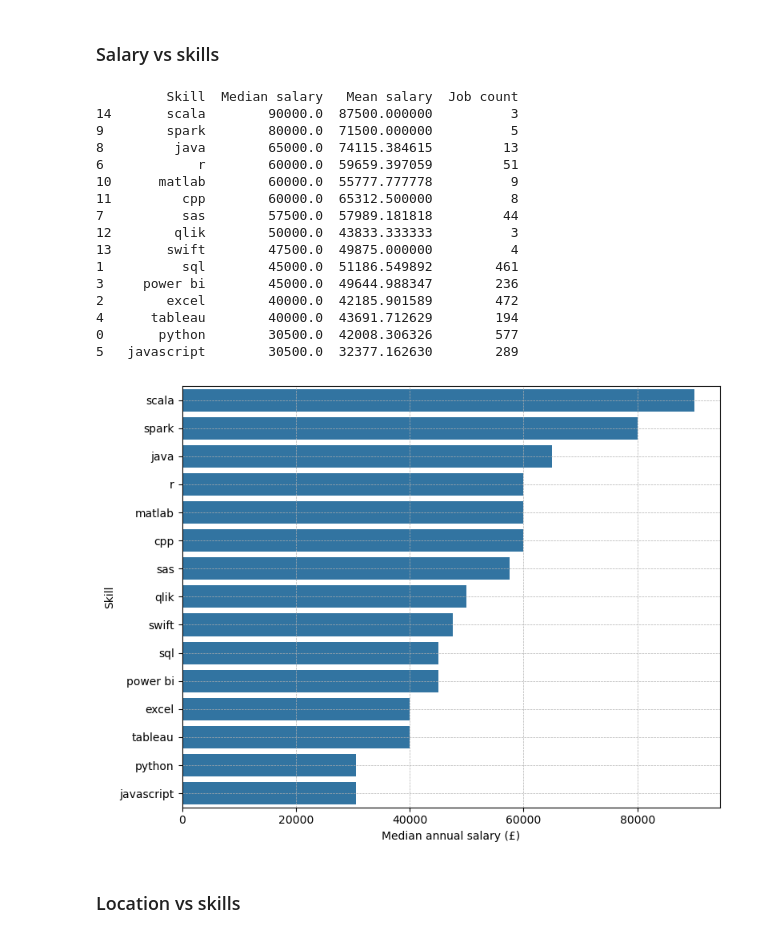
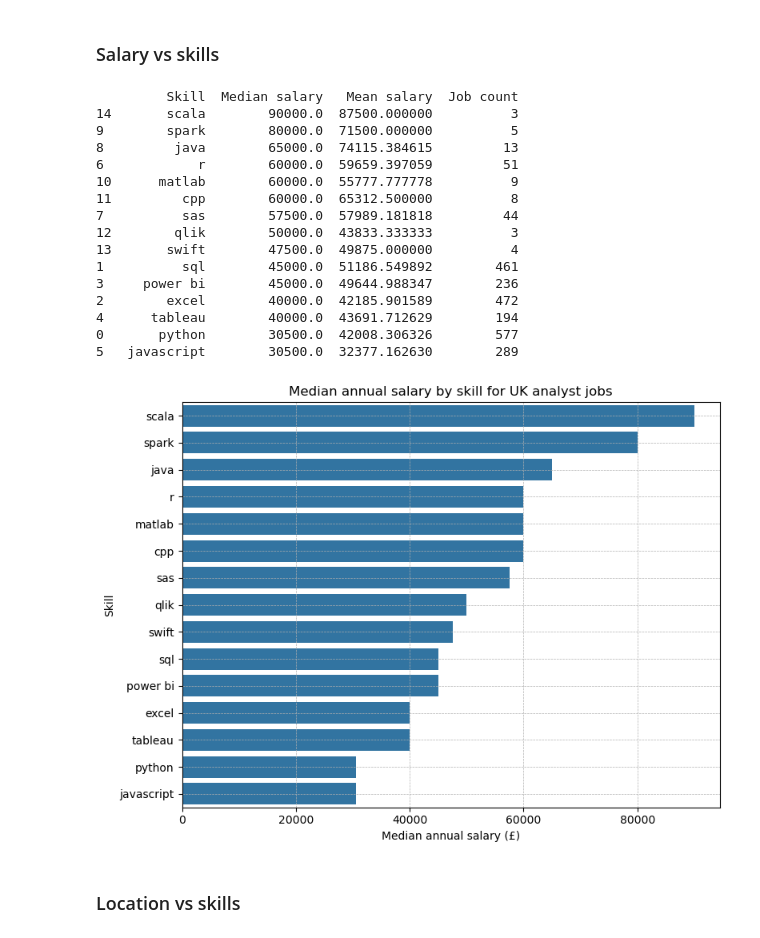
Before and after one commit to CawbyCop/720000069, a Jupyter notebook: source/data_analysis.ipynb, the cells around one changed output. Drawn from its saved outputs; the diff is of its cells as text; code cells hidden in the pictures.

Commit message:
added titles to figures

```diff
--- a/source/data_analysis.ipynb
+++ b/source/data_analysis.ipynb
@@ -312,35 +312,35 @@ skills_salary_df = pd.DataFrame(skills_salary)
 skills_salary_df = skills_salary_df.sort_values(by='Median salary', ascending=False)
 
 
 print(skills_salary_df[['Skill', 'Median salary', 'Mean salary', 'Job count']])
 
 plt.figure(figsize=(8, 6))
 sns.barplot(x='Median salary', y='Skill', data=skills_salary_df)
-# plt.title('Median annual salary by skill for UK analyst jobs')
+plt.title('Median annual salary by skill for UK analyst jobs')
 plt.xlabel('Median annual salary (£)')
 plt.ylabel('Skill')
 plt.grid(True, which='major', linestyle='--', linewidth=0.5, axis='both')
 plt.tight_layout()
 plt.savefig('../results/salary_vs_skill.png', dpi=300)
 plt.show()
 # %% [output]
          Skill  Median salary   Mean salary  Job count
 14       scala        90000.0  87500.000000          3
 9        spark        80000.0  71500.000000          5
 8         java        65000.0  74115.384615         13
 6            r        60000.0  59659.397059         51
 10      matlab        60000.0  55777.777778          9
 11         cpp        60000.0  65312.500000          8
 7          sas        57500.0  57989.181818         44
 12        qlik        50000.0  43833.333333          3
 13       swift        47500.0  49875.000000          4
 1          sql        45000.0  51186.549892        461
 3     power bi        45000.0  49644.988347        236
 2        excel        40000.0  42185.901589        472
 4      tableau        40000.0  43691.712629        194
 0       python        30500.0  42008.306326        577
 5   javascript        30500.0  32377.162630        289
-[figure, old version]
+[figure, new version]
 # %% [markdown]
 ### Location vs skills
 # %%
```
Also changed, not shown: parts of 6 cells of this notebook, 11 other files.
